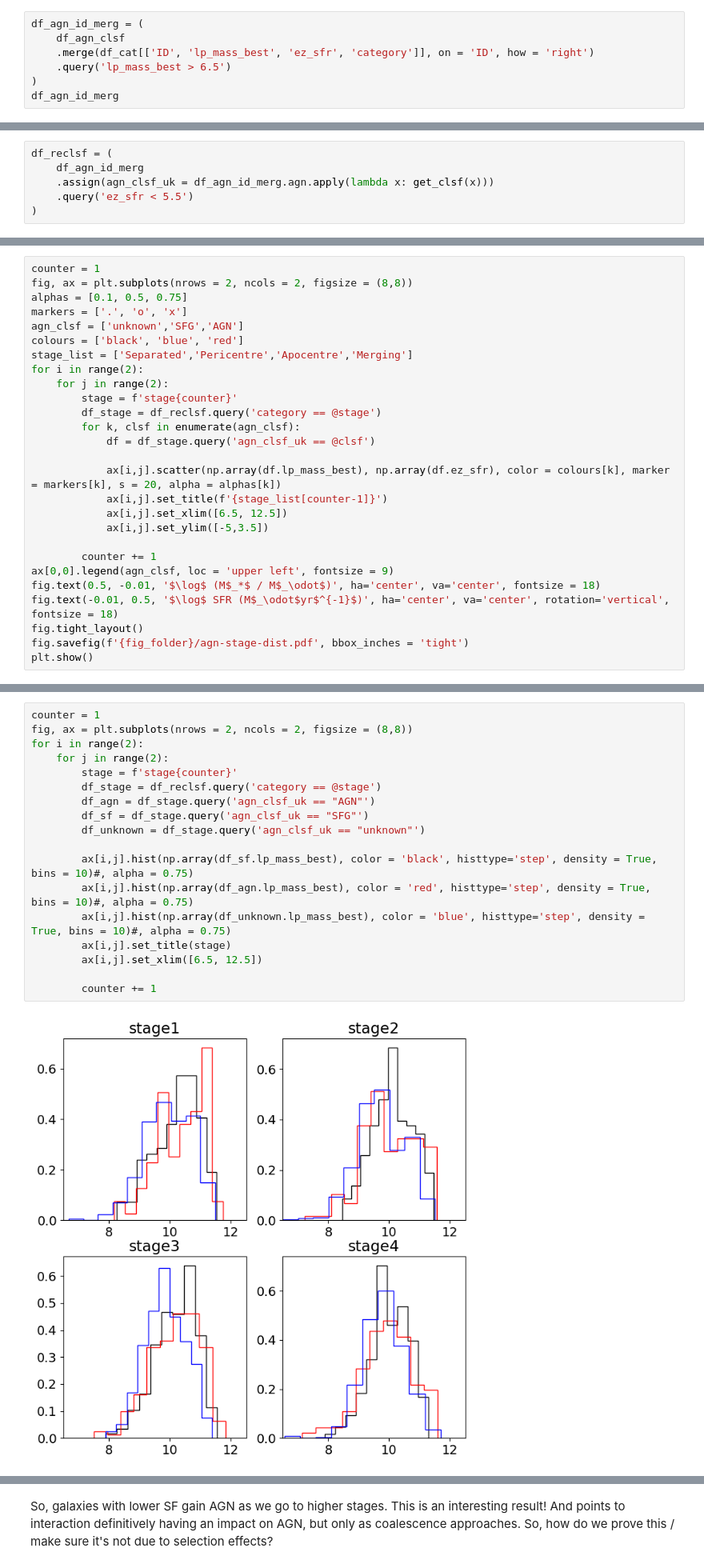
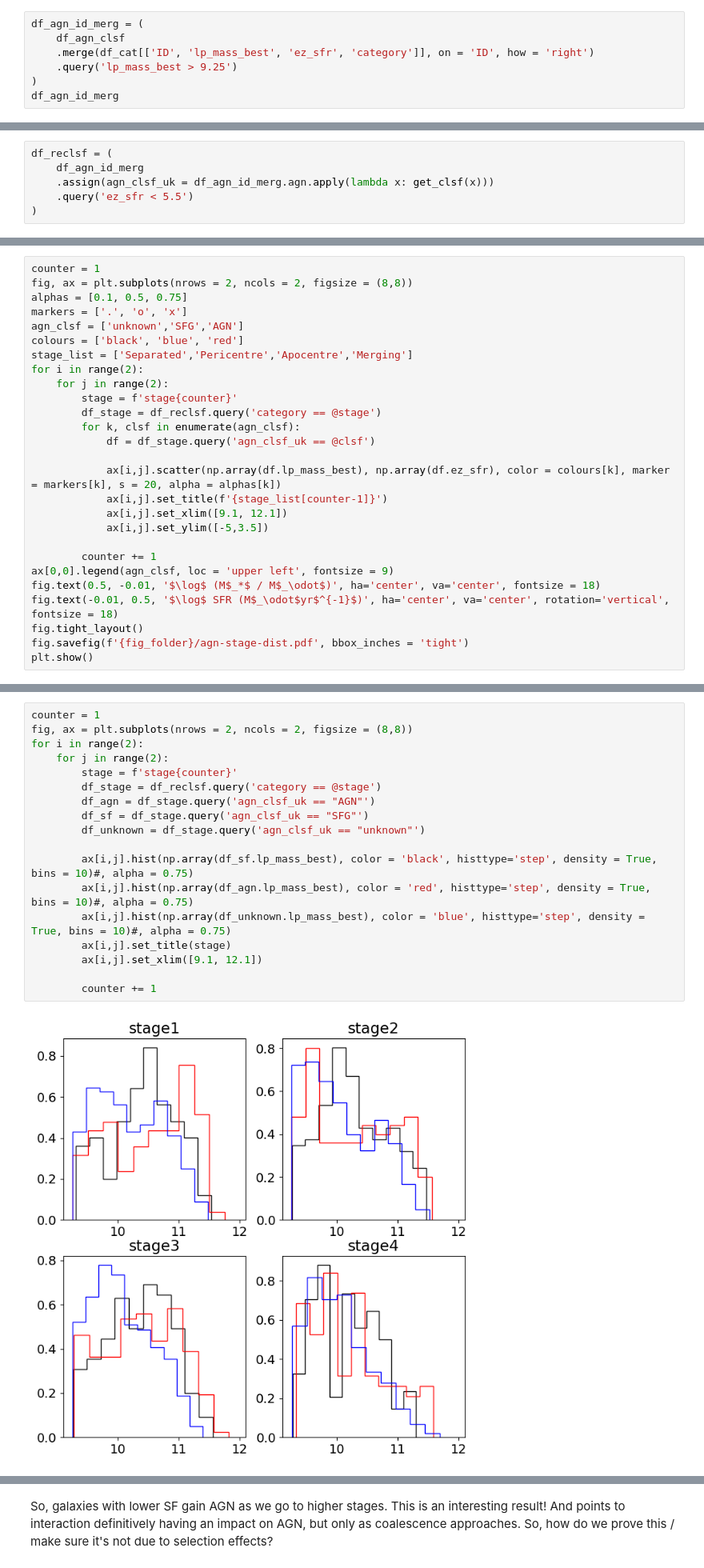
Before and after one commit to AstroORyan/mergers-in-cosmos, a Jupyter notebook: notebooks/back-to-basics/using-visual-sources/agn-w-stage.ipynb, the cells around one changed output, grey strips where cells are left out. Shown at 80% size. Saved outputs shown, nothing was run; the diff lists cells and outputs as text.

```diff
--- a/notebooks/back-to-basics/using-visual-sources/agn-w-stage.ipynb
+++ b/notebooks/back-to-basics/using-visual-sources/agn-w-stage.ipynb
@@ -148,7 +148,7 @@ Name: agn, dtype: int64
 df_agn_id_merg = (
     df_agn_clsf
     .merge(df_cat[['ID', 'lp_mass_best', 'ez_sfr', 'category']], on = 'ID', how = 'right')
-    .query('lp_mass_best > 6.5')
+    .query('lp_mass_best > 9.25')
 )
 df_agn_id_merg
 # %% [output]
@@ -206,7 +206,7 @@ for i in range(2):
 
             ax[i,j].scatter(np.array(df.lp_mass_best), np.array(df.ez_sfr), color = colours[k], marker = markers[k], s = 20, alpha = alphas[k])
             ax[i,j].set_title(f'{stage_list[counter-1]}')
-            ax[i,j].set_xlim([6.5, 12.5])
+            ax[i,j].set_xlim([9.1, 12.1])
             ax[i,j].set_ylim([-5,3.5])
 
         counter += 1
@@ -221,23 +221,23 @@ plt.show()
 # %%
 counter = 1
 fig, ax = plt.subplots(nrows = 2, ncols = 2, figsize = (8,8))
 for i in range(2):
     for j in range(2):
         stage = f'stage{counter}'
         df_stage = df_reclsf.query('category == @stage')
         df_agn = df_stage.query('agn_clsf_uk == "AGN"')
         df_sf = df_stage.query('agn_clsf_uk == "SFG"')
         df_unknown = df_stage.query('agn_clsf_uk == "unknown"')
 
         ax[i,j].hist(np.array(df_sf.lp_mass_best), color = 'black', histtype='step', density = True, bins = 10)#, alpha = 0.75)
         ax[i,j].hist(np.array(df_agn.lp_mass_best), color = 'red', histtype='step', density = True, bins = 10)#, alpha = 0.75)
         ax[i,j].hist(np.array(df_unknown.lp_mass_best), color = 'blue', histtype='step', density = True, bins = 10)#, alpha = 0.75)
         ax[i,j].set_title(stage)
-        ax[i,j].set_xlim([6.5, 12.5])
+        ax[i,j].set_xlim([9.1, 12.1])
 
         counter += 1
 # %% [output]
-[figure, old version]
+[figure, new version]
 # %%
 counter = 1
 fig, ax = plt.subplots(nrows = 2, ncols = 2, figsize = (8,8))
```
Also changed, not shown: parts of 61 cells of this notebook, 9 other files.
